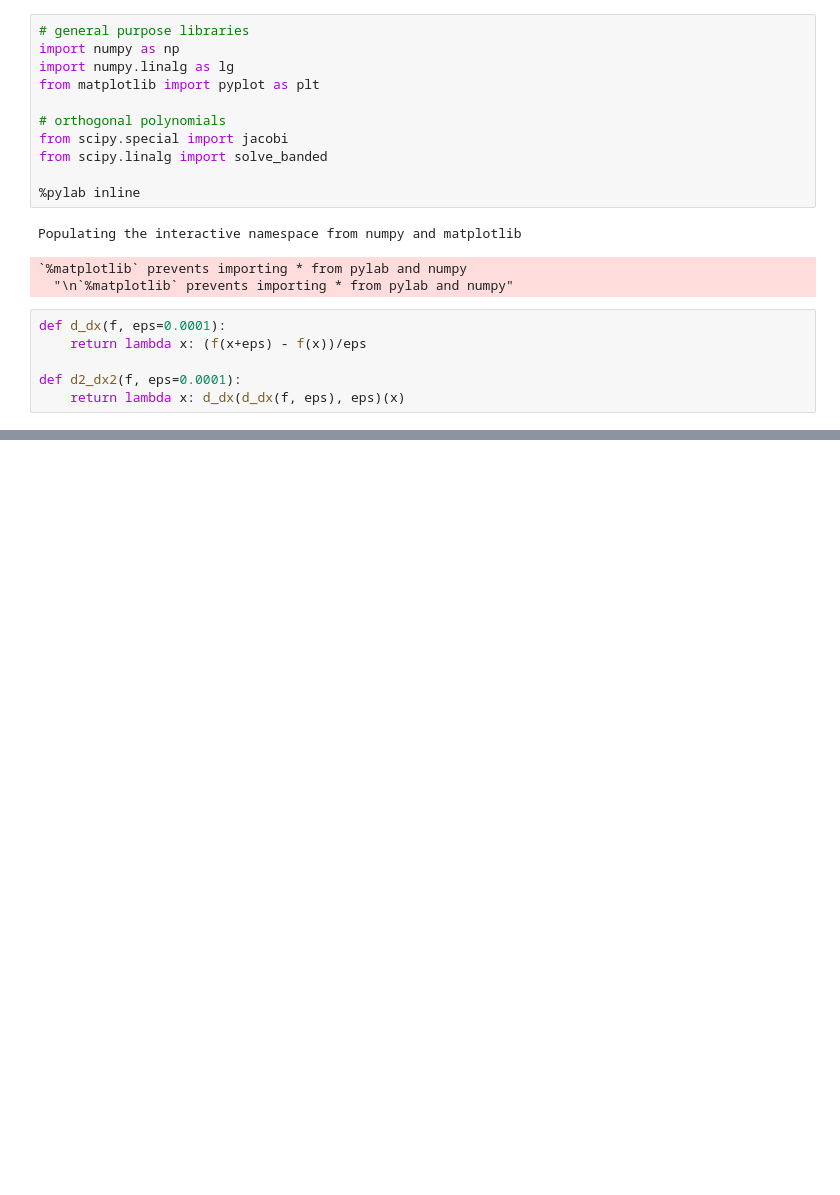
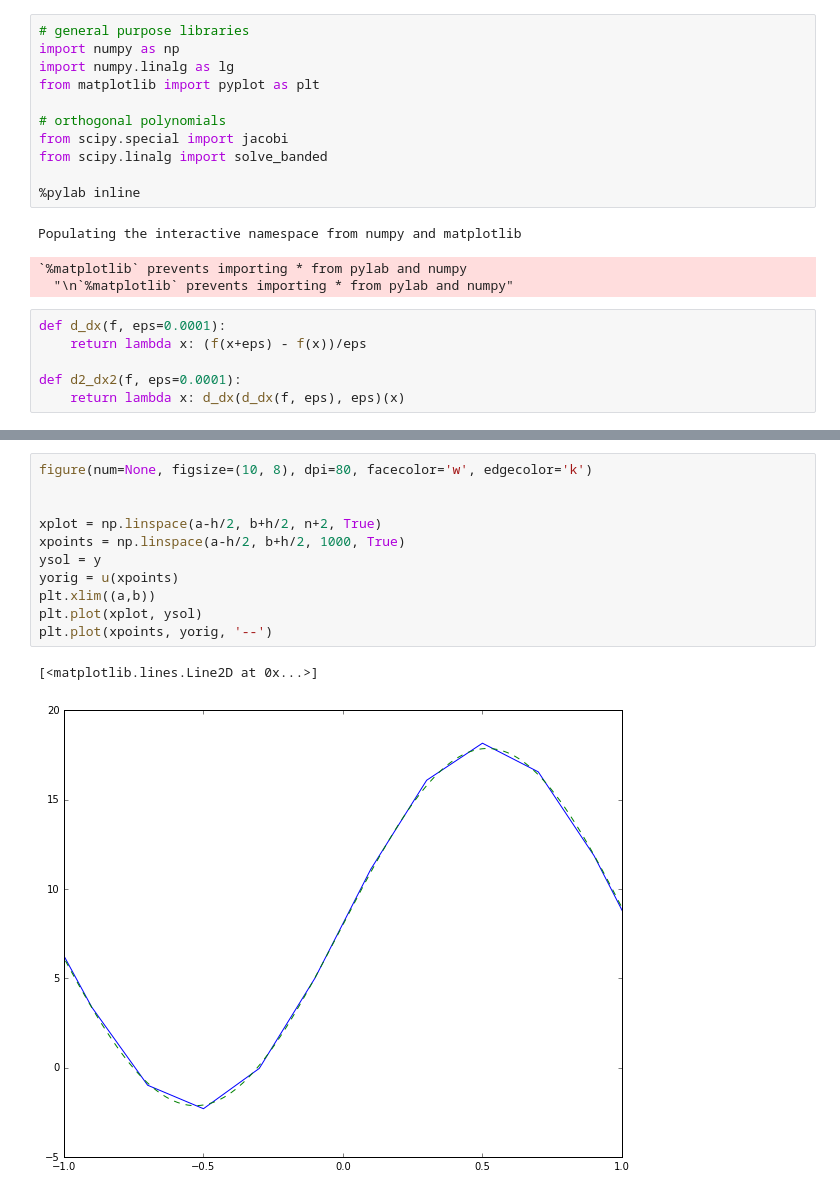
Before and after one commit to FalconUA/numerical-analysis, a Jupyter notebook: s3-2/appointment_s3-2.ipynb, the cells around one changed output, grey strips where cells are left out. Saved outputs shown, nothing was run; the diff lists cells and outputs as text; blank space fills up the shorter version.

```diff
--- a/s3-2/appointment_s3-2.ipynb
+++ b/s3-2/appointment_s3-2.ipynb
@@ -107,2 +148,16 @@ plt.plot(xpoints, yorig, '--')
+# %%
+figure(num=None, figsize=(10, 8), dpi=80, facecolor='w', edgecolor='k')
+
+
+xplot = np.linspace(a-h/2, b+h/2, n+2, True)
+xpoints = np.linspace(a-h/2, b+h/2, 1000, True)
+ysol = y
+yorig = u(xpoints)
+plt.xlim((a,b))
+plt.plot(xplot, ysol)
+plt.plot(xpoints, yorig, '--')
+# %% [output]
+[<matplotlib.lines.Line2D at 0x...>]
+[figure, added]
 # %%
 # defining grid space
```
Also changed, not shown: parts of 6 cells of this notebook, 3 other files.
